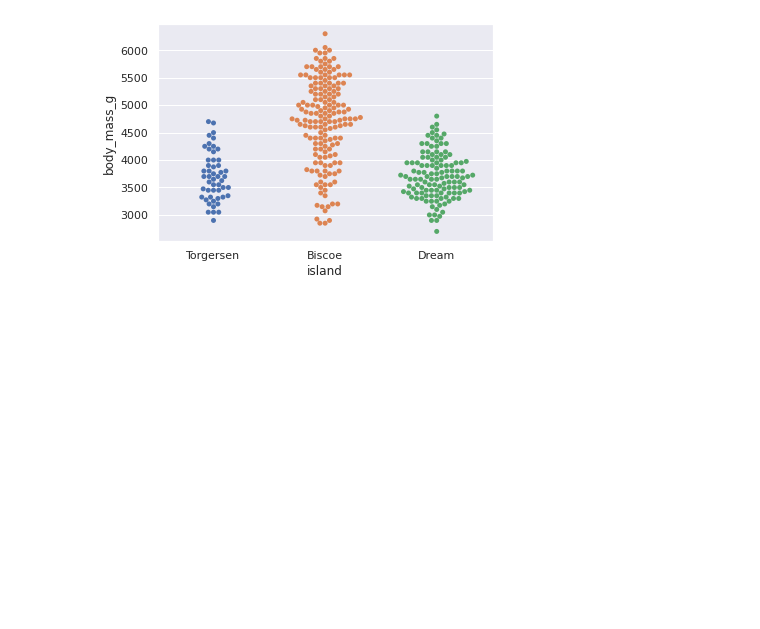
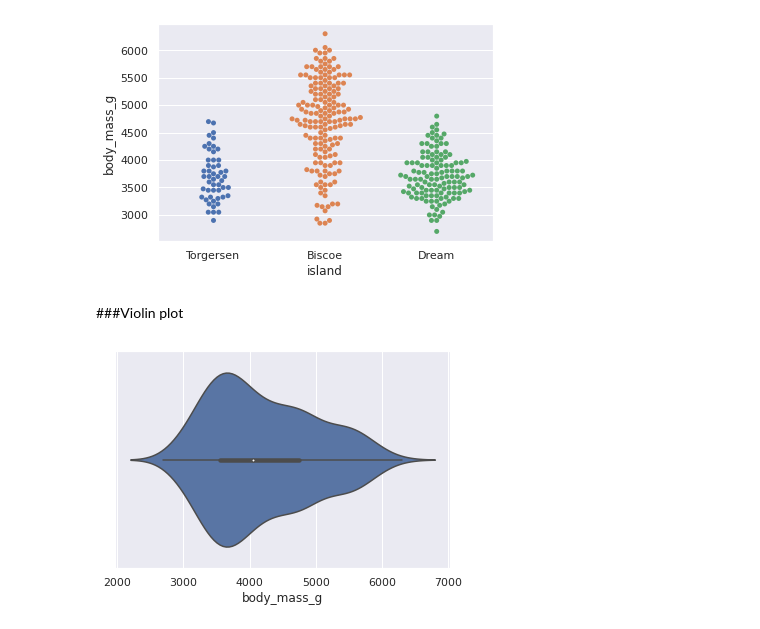
Before and after one commit to swami-gait/Foundations_of_datascience, a Jupyter notebook: FDS_WK11_DataViz.ipynb, the cells around one changed output. Cells and saved outputs as stored; diff of their text form; code cells hidden in the pictures; blank space fills up the shorter version.

```diff
--- a/FDS_WK11_DataViz.ipynb
+++ b/FDS_WK11_DataViz.ipynb
@@ -713,3 +713,9 @@ sns.swarmplot(x='island',y='body_mass_g',data=p)
 # %% [output]
 <matplotlib.axes._subplots.AxesSubplot at 0x...>
 [figure]
+# %% [markdown]
+###Violin plot
+# %%
+sns.violinplot(x='body_mass_g',data=p);
+# %% [output]
+[figure, added]
```
Also changed, not shown: parts of 75 cells of this notebook.
